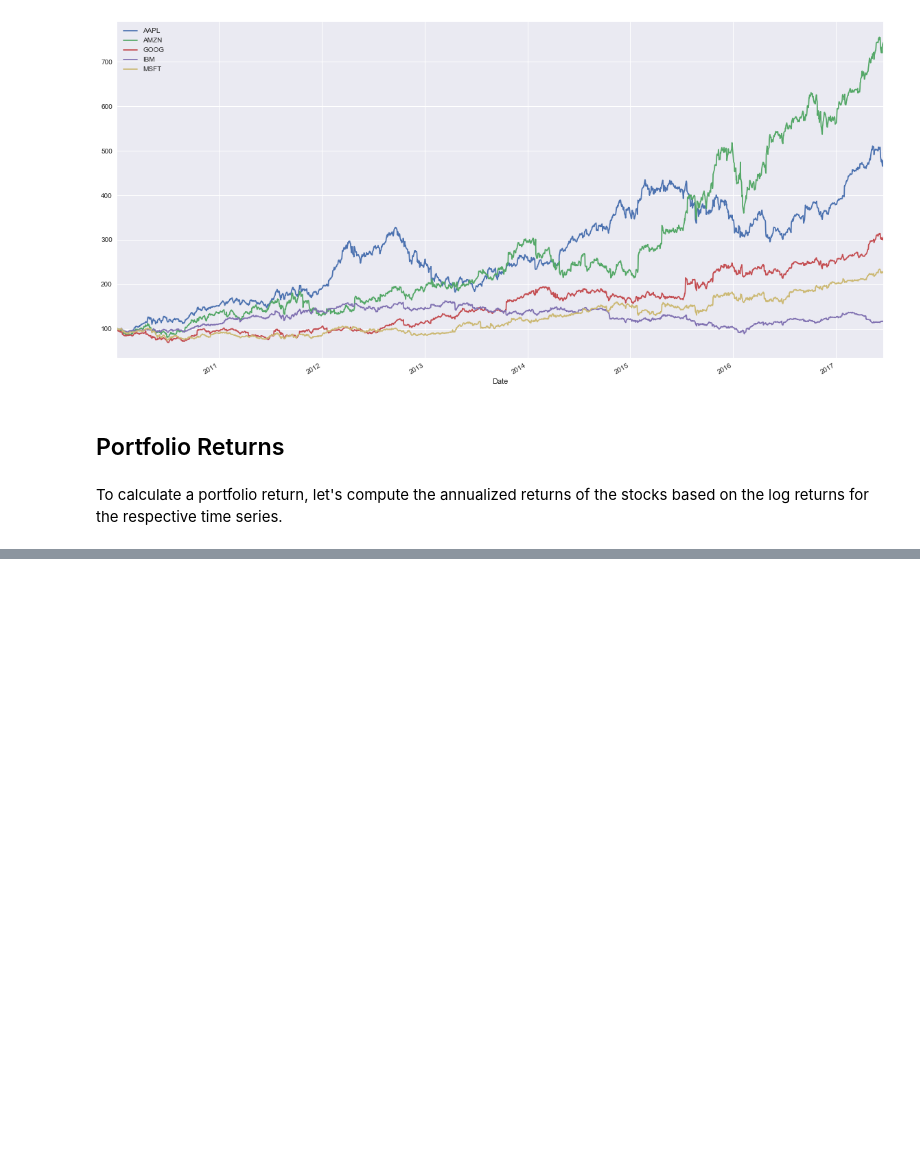
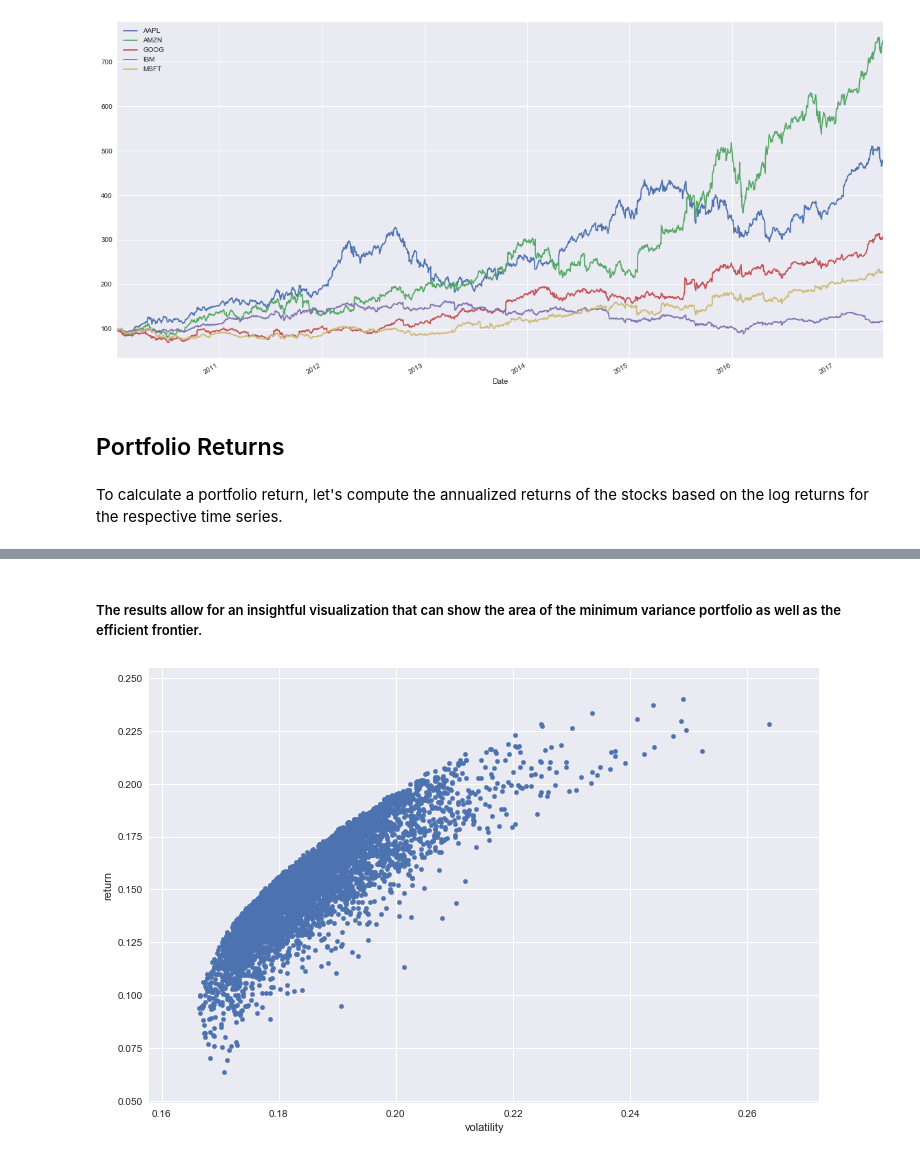
Before and after one commit to sanabasangare/data-visualization, a Jupyter notebook: fin_MPT.ipynb, the cells around one changed output, grey strips where cells are left out. Cells and saved outputs as stored; diff of their text form; code cells hidden in the pictures; blank space fills up the shorter version.

Commit message:
feat: Portfolio Returns, Variance and Compositions

```diff
--- a/fin_MPT.ipynb
+++ b/fin_MPT.ipynb
@@ -70,0 +116,4 @@ dtype: float64
+# %%
+# random numbers
+weights = np.random.random(5)
+weights /= np.sum(weights)
@@ -70,0 +139,13 @@ dtype: float64
+# %%
+%%time
+prets = []
+pvols = []
+for p in xrange(5000):
+    weights = np.random.random(5)
+    weights /= np.sum(weights)
+    prets.append(np.sum(log_rets.mean() * weights) * 252)
+    pvols.append(np.sqrt(np.dot(weights.T,
+                        np.dot(log_rets.cov() * 252, weights))))
+prets = np.array(prets)
+pvols = np.array(pvols)
+portfolio = pd.DataFrame({'return': prets, 'volatility': pvols})
@@ -70,0 +155,6 @@ dtype: float64
+# %% [markdown]
+##### The results allow for an insightful visualization that can show the area of the minimum variance portfolio as well as the efficient frontier.
+# %%
+portfolio.plot(x='volatility', y='return', kind='scatter', figsize=(12, 8));
+# %% [output]
+[figure, added]
```
Also changed, not shown: parts of 27 cells of this notebook.
